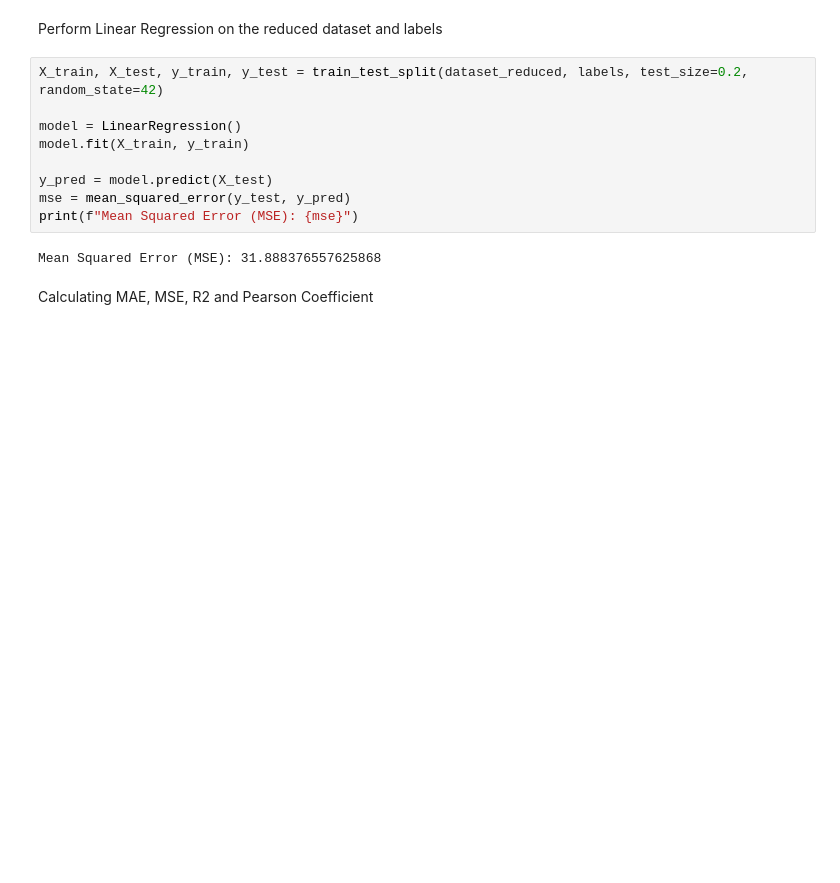
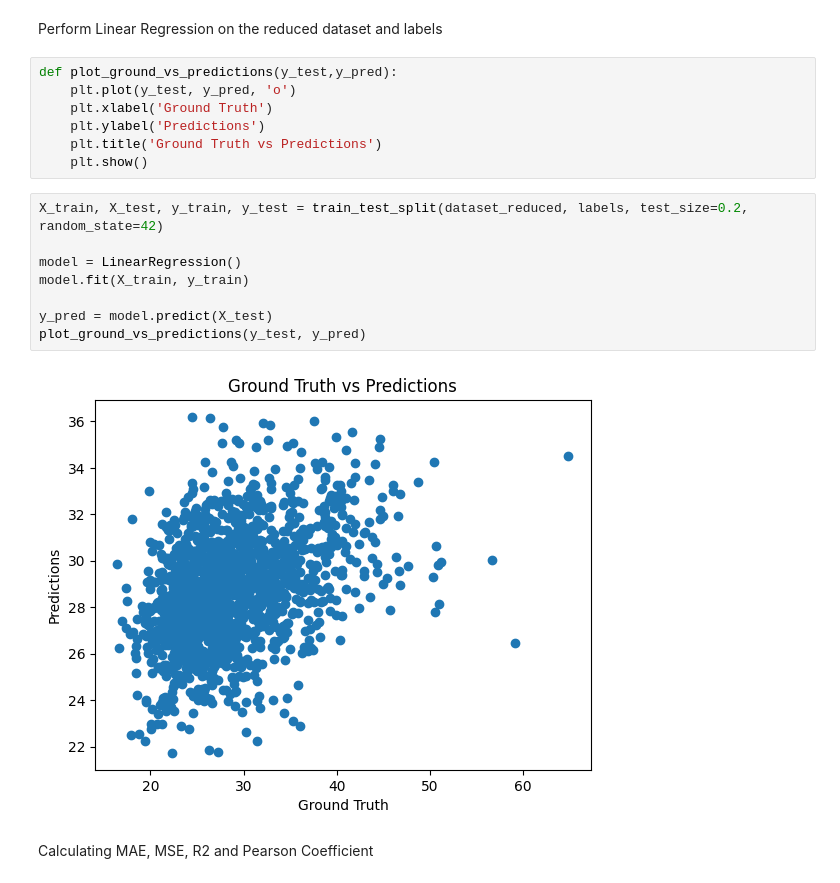
Before and after one commit to PranaavPrasad/PRML_Project, a Jupyter notebook: bmi.ipynb, the cells around one changed output. Cells and saved outputs as stored; diff of their text form; blank space fills up the shorter version.

```diff
--- a/bmi.ipynb
+++ b/bmi.ipynb
@@ -140,16 +142,22 @@ Shape of Reduced Dataset: (7563, 23)
 # %% [markdown]
 Perform Linear Regression on the reduced dataset and labels
+# %%
+def plot_ground_vs_predictions(y_test,y_pred):
+    plt.plot(y_test, y_pred, 'o')
+    plt.xlabel('Ground Truth')
+    plt.ylabel('Predictions')
+    plt.title('Ground Truth vs Predictions')
+    plt.show()
 # %%
 X_train, X_test, y_train, y_test = train_test_split(dataset_reduced, labels, test_size=0.2, random_state=42)
 
 model = LinearRegression()
 model.fit(X_train, y_train)
 
 y_pred = model.predict(X_test)
-mse = mean_squared_error(y_test, y_pred)
-print(f"Mean Squared Error (MSE): {mse}")
+plot_ground_vs_predictions(y_test, y_pred)
 # %% [output]
-Mean Squared Error (MSE): 31.888376557625868
+[figure, added]
 # %% [markdown]
 Calculating MAE, MSE, R2 and Pearson Coefficient
 # %%
```
Also changed, not shown: parts of 9 cells of this notebook, 4 other files.
